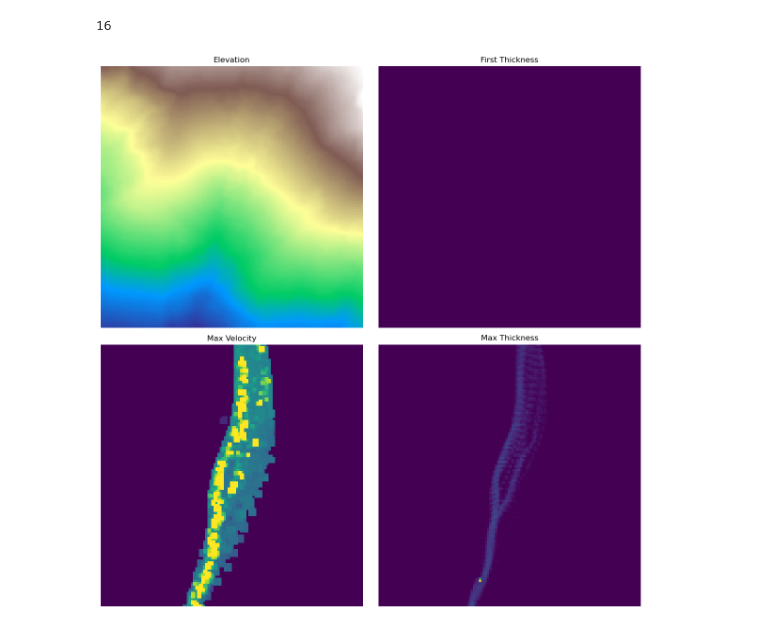
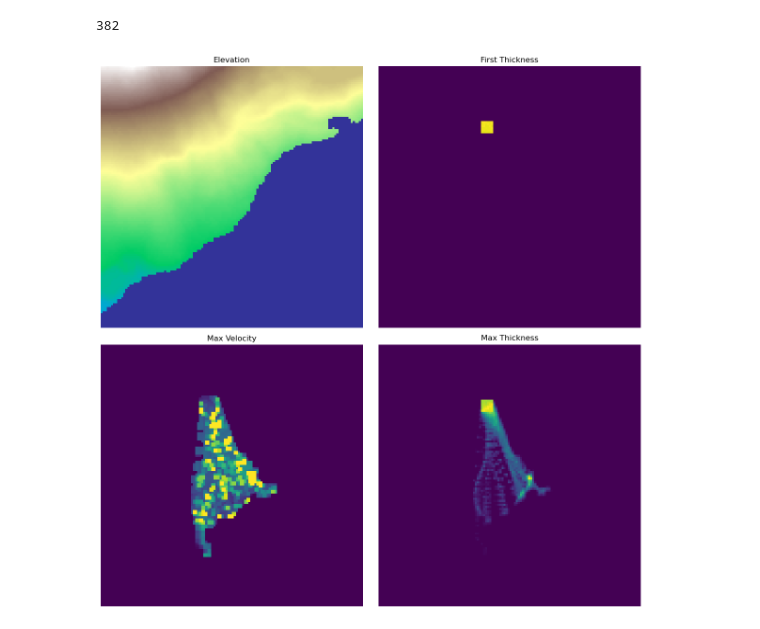
Before and after one commit to Thomas-Bush/dyna-landslide-surrogate, a Jupyter notebook: LandSlideDyna/pre/final_processing_TEST.ipynb, the cells around one changed output. Drawn from its saved outputs; the diff is of its cells as text; code cells hidden in the pictures.

```diff
--- a/LandSlideDyna/pre/final_processing_TEST.ipynb
+++ b/LandSlideDyna/pre/final_processing_TEST.ipynb
@@ -12,12 +12,12 @@ from viz import ArrayVisualizer
 
 
 # Get the list of all subfolders in the main_dir
-main_dir = r"C:\Users\thomas.bush\repos\dyna-landslide-surrogate\data_small"
+main_dir = r"/home/tom/repos/dyna-landslide-surrogate/data"
 subfolders = [f.name for f in os.scandir(main_dir) if f.is_dir()]
 # %%
 len(subfolders)
 # %% [output]
-16
+382
 # %%
 # Iterate through each subfolder and apply the FinalProcessor
 for model_id in subfolders:
@@ -32,7 +32,7 @@ import os
 import numpy as np
 import matplotlib.pyplot as plt
 
-model_id = '00092'
+model_id = '00074'
 basepath = main_dir
 
 def plot_gan_arrays(model_id, base_path):
@@ -52,34 +52,34 @@ def plot_gan_arrays(model_id, base_path):
     fig, axs = plt.subplots(2, 2, figsize=(12, 12))
 
     # Plot the elevation array
     axs[0, 0].imshow(elevation_array, cmap='terrain')
     axs[0, 0].set_title('Elevation')
     axs[0, 0].axis('off')
 
     # Plot the first thickness array
     axs[0, 1].imshow(thickness_input_array, cmap='viridis')
     axs[0, 1].set_title('First Thickness')
     axs[0, 1].axis('off')
 
     # Plot the max velocity array
     axs[1, 0].imshow(max_velocity_array, cmap='viridis')
     axs[1, 0].set_title('Max Velocity')
     axs[1, 0].axis('off')
 
     # Plot the max thickness array
     axs[1, 1].imshow(max_thickness_array, cmap='viridis')
     axs[1, 1].set_title('Max Thickness')
     axs[1, 1].axis('off')
 
     # Adjust the spacing between subplots
     plt.tight_layout()
 
     # Display the plot
     plt.show()
 
 plot_gan_arrays(model_id, basepath)
 # %% [output]
-[figure, old version]
+[figure, new version]
 # %%
 
 
```
Also changed, not shown: parts of 2 cells of this notebook, 17 other files.
